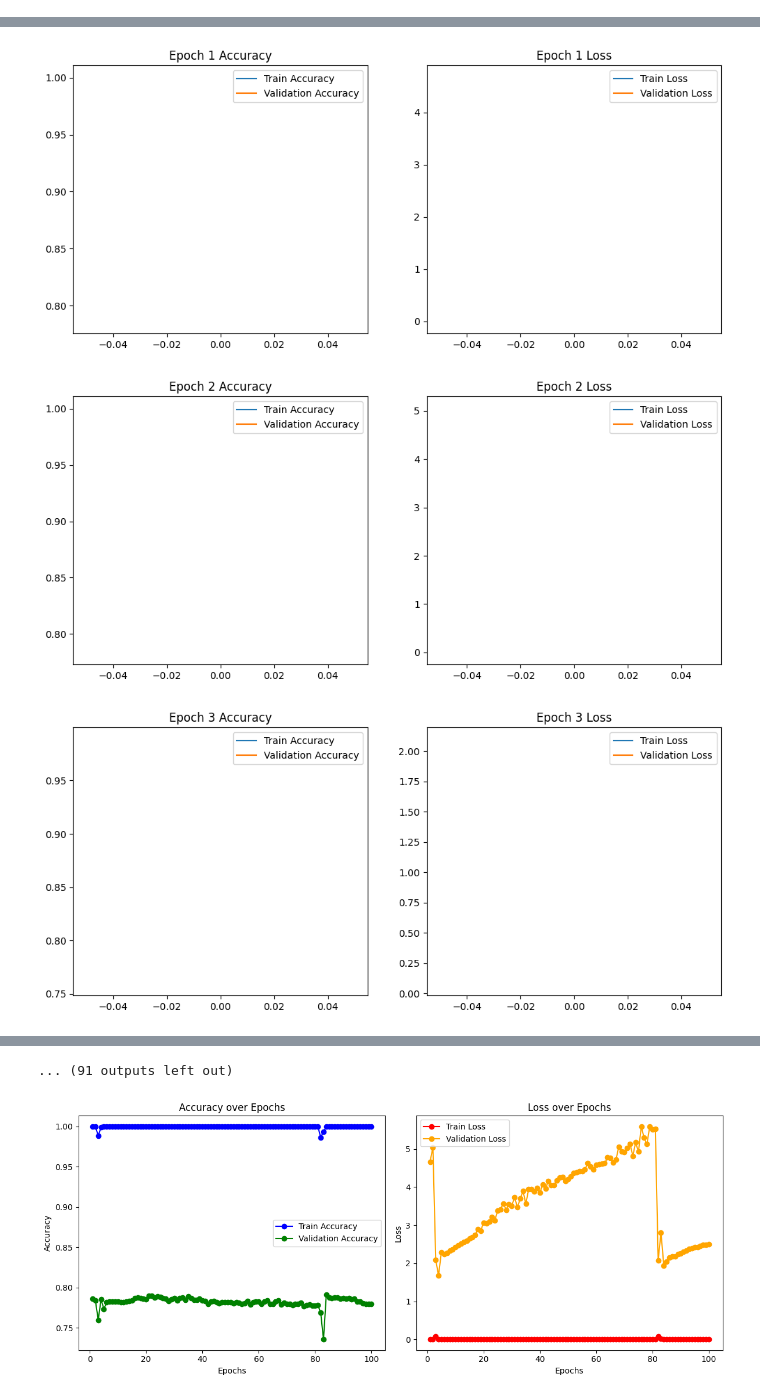
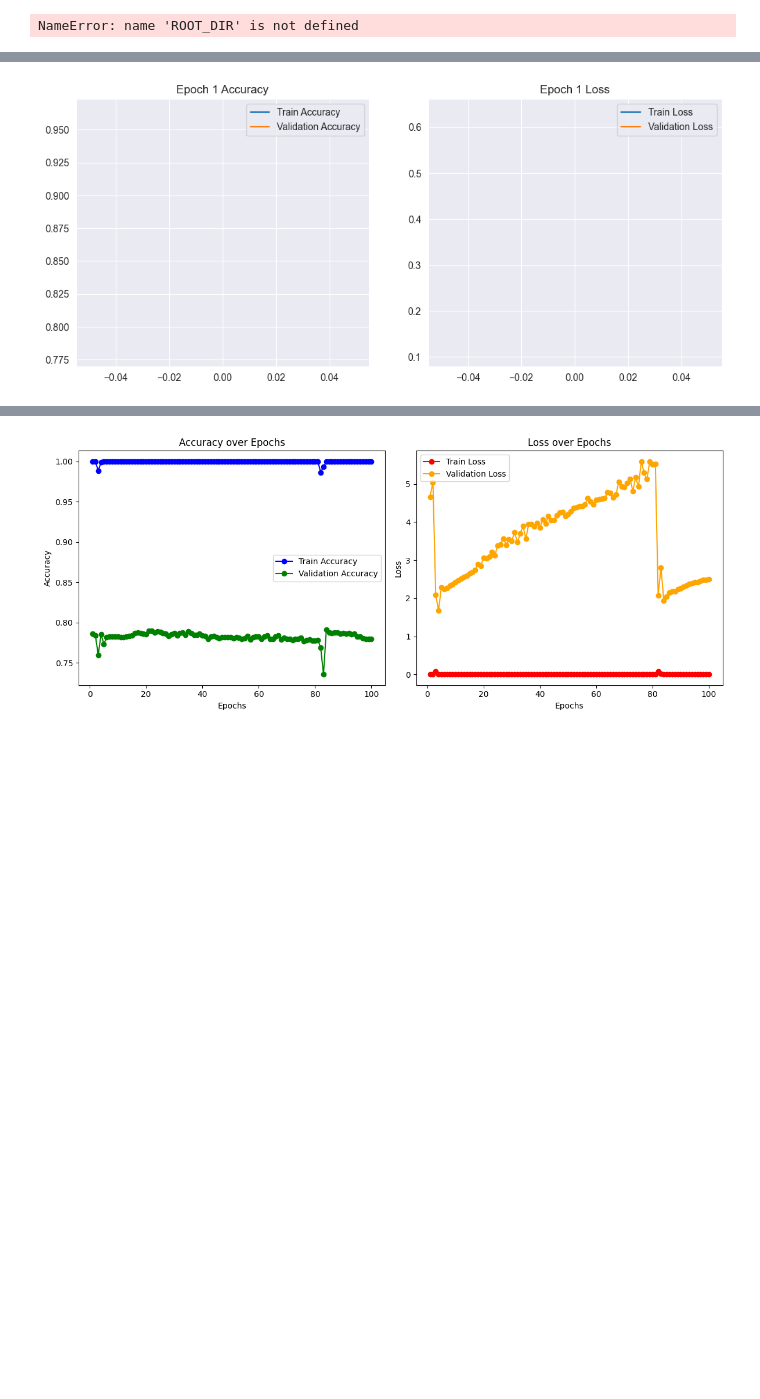
Before and after one commit to Sojaseon/cv_weapon_detection, a Jupyter notebook: weapon_detection.ipynb, the cells around one changed output, grey strips where cells are left out. Saved outputs shown, nothing was run; the diff lists cells and outputs as text; code cells hidden in the pictures; blank space fills up the shorter version.

Commit message:
Changes to the model

```diff
--- a/weapon_detection.ipynb
+++ b/weapon_detection.ipynb
@@ -289,15 +358,15 @@ def f1_score(y_true, y_pred):
     recall = recall(y_true, y_pred)
     return 2 * ((precision * recall) / (precision + recall + K.epsilon()))
 
-
-def generate_heatmaps_for_images(img_paths, model, epoch):
-    for idx, img_path in enumerate(img_paths):
-        print(img_paths)
-        output_name = f"{ROOT_DIR}heatmap_epoch_{epoch}_img_{idx}.jpg"
-        generate_heatmap(img_path, model, output_name)
-
-        plt.savefig(f"{ROOT_DIR}CCCCheatmap_epoch_{epoch}_img_{idx}.png")
-        plt.show()
+#
+# def generate_heatmaps_for_images(img_paths, model, epoch):
+#     for idx, img_path in enumerate(img_paths):
+#         print(img_paths)
+#         output_name = f"{ROOT_DIR}heatmap_epoch_{epoch}_img_{idx}.jpg"
+#         generate_heatmap(img_path, model, output_name)
+#
+#         plt.savefig(f"{ROOT_DIR}CCCCheatmap_epoch_{epoch}_img_{idx}.png")
+#         plt.show()
 
 import seaborn as sns  # You might need to install seaborn using pip
 
@@ -346,6 +415,8 @@ def plot_combined_confusion_matrices_from_csv(labels,
     plt.tight_layout()
     plt.savefig(f'{ROOT_DIR}combined_confusion_matrices.png')
     plt.show()
+# %% [output]
+NameError: name 'ROOT_DIR' is not defined
 # %%
 import os
 import csv
@@ -357,7 +428,7 @@ import matplotlib.pyplot as plt
 import numpy as np
 import tensorflow as tf
 from tensorflow.keras import backend as K
-
+ROOT_RESULTS_2 = "C:/Users/mupaj/Documents/Apps/cv_weapon_detection/data/big/weapons/weapon_detection/RESULTS_2/"
 
 def train_model(dataset_dir):
 
@@ -400,18 +471,18 @@ def train_model(dataset_dir):
 
     # Train the model.
     model.fit(train_generator, validation_data=validation_generator,
-              epochs=100, batch_size=32)
+              epochs=1, batch_size=32)
 
     # Compilation
     model.compile(optimizer='adam', loss='categorical_crossentropy', metrics=['accuracy', f1_score])
 
     # CSV for results
-    with open(f"{ROOT_DIR}results.csv", "w", newline="") as file:
+    with open(f"{ROOT_RESULTS_2}results.csv", "w", newline="") as file:
         writer = csv.writer(file)
         writer.writerow(["Epoch", "Accuracy", "Loss", "F1 Score", "Validation Accuracy", "Validation Loss", "Validation F1 Score", "Time (seconds)"])
 
         # Training and data collection
-        for epoch in range(1, 101):  # for 5 epochs, adjust as necessary
+        for epoch in range(1, 1):  # for 5 epochs, adjust as necessary
             start_time = time.time()
             history = model.fit(train_generator, validation_data=validation_generator, epochs=epoch,
                                 initial_epoch=epoch-1, batch_size=32, verbose=1)
@@ -441,7 +512,7 @@ def train_model(dataset_dir):
             plt.legend()
             plt.title(f"Epoch {epoch} Loss")
 
-            plt.savefig(f"{ROOT_DIR}epoch_{epoch}_plot.png")
+            plt.savefig(f"{ROOT_RESULTS_2}epoch_{epoch}_plot.png")
             # plt.show()
 
 
@@ -461,27 +532,11 @@ def train_model(dataset_dir):
 
     # Heatmaps or feature visualizations are a bit more involved and may be implemented separately.
     # Saving the final model
-    model.save('model_NOOICE.h5')
+    model.save(f'{ROOT_RESULTS_2}model_resuilts_2.h5')
 
-    img_paths = ["C:/Users/mupaj/Documents/Apps/cv_weapon_detection/data/big"
-                 "/weapons/weapon_detection/train/augmented_2/guns/032_aug7"
-                 ".jpg",
-                 # "C:/Users/mupaj/Documents/Apps/cv_weapon_detection/data/big"
-                 # "/weapons/weapon_detection/terrorists2.jpg",
-                 # "C:/Users/mupaj/Documents/Apps/cv_weapon_detection/data/big"
-                 # "/weapons/weapon_detection/Depositphotos_18373785_S.jpg",
-                 # "C:/Users/mupaj/Documents/Apps/cv_weapon_detection/data/big"
-                 # "/weapons/weapon_detection/BN-NE957_0322BE_M_20160322103251"
-                 # ".jpg",
-                 # "C:/Users/mupaj/Documents/Apps/cv_weapon_detection/data/big"
-                 # "/weapons/weapon_detection/1b68af-20170106-airport02.jpg"
-                 ]
-    # add paths
-    # to the
-    # representative images
-    # For demonstration, let's generate heatmaps at the end of training.
-    # However, you could call this function at any epoch if desired.
-    # generate_heatmaps_for_images(img_paths, model, epoch)
+    # img_paths = ["C:/Users/mupaj/Documents/Apps/cv_weapon_detection/data/big"
+    #              "/weapons/weapon_detection/train/augmented_2/guns/032_aug7"
+    #              ".jpg",
 
     return train_generator, validation_generator, model
 
@@ -528,3 +555 @@ Epoch 100/100
-[figure, old version]
+[figure, new version]
-[figure, removed]
-[figure, removed]
@@ -538,4 +556,3 @@ Epoch 100/100
-... (91 outputs left out)
 # %%
 import pandas as pd
 import matplotlib.pyplot as plt
```
Also changed, not shown: parts of 5 cells of this notebook, 4 other files.
